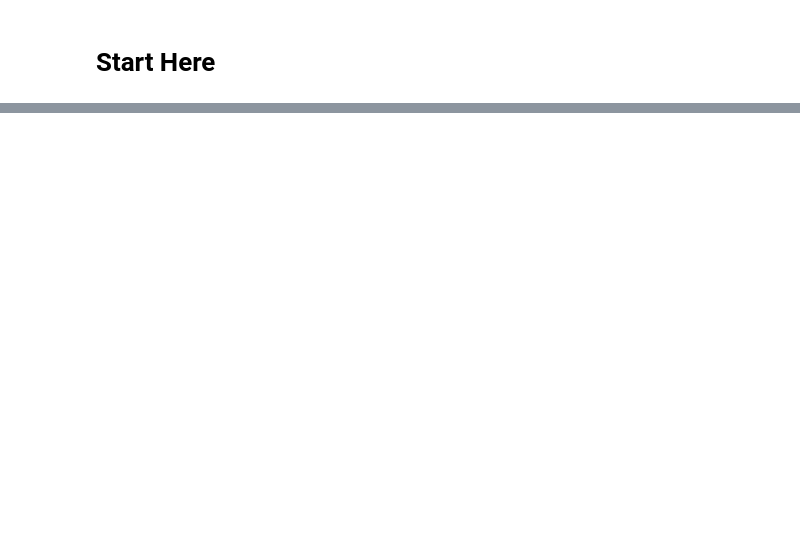
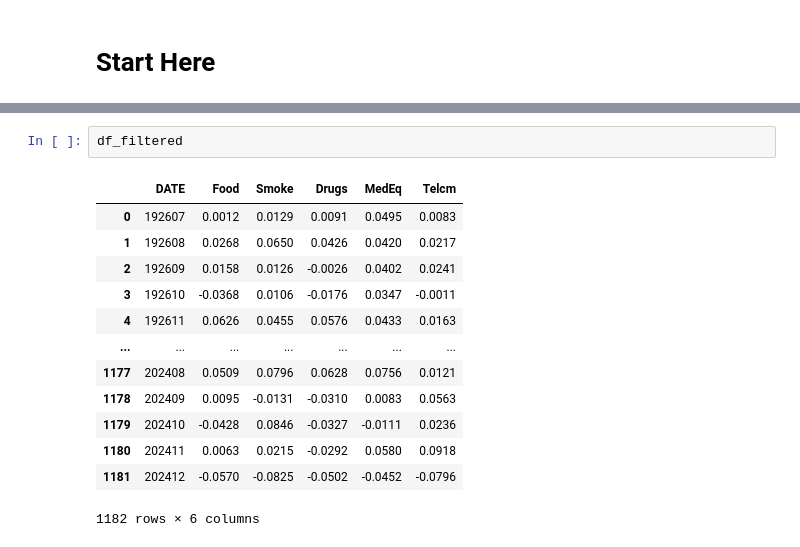
Before and after one commit to fangsitang/portfolio_management, a Jupyter notebook: Part B_1.ipynb, the cells around one changed output, grey strips where cells are left out. Saved outputs shown, nothing was run; the diff lists cells and outputs as text; blank space fills up the shorter version.

```diff
--- a/Part B_1.ipynb
+++ b/Part B_1.ipynb
@@ -494,0 +534,16 @@ Telcm  0.000000
+# %%
+df_filtered
+# %% [output]
+|  | DATE | Food | Smoke | Drugs | MedEq | Telcm |
+| 0 | 192607 | 0.0012 | 0.0129 | 0.0091 | 0.0495 | 0.0083 |
+| 1 | 192608 | 0.0268 | 0.0650 | 0.0426 | 0.0420 | 0.0217 |
+| 2 | 192609 | 0.0158 | 0.0126 | -0.0026 | 0.0402 | 0.0241 |
+| 3 | 192610 | -0.0368 | 0.0106 | -0.0176 | 0.0347 | -0.0011 |
+| 4 | 192611 | 0.0626 | 0.0455 | 0.0576 | 0.0433 | 0.0163 |
+| ... | ... | ... | ... | ... | ... | ... |
+| 1177 | 202408 | 0.0509 | 0.0796 | 0.0628 | 0.0756 | 0.0121 |
+| 1178 | 202409 | 0.0095 | -0.0131 | -0.0310 | 0.0083 | 0.0563 |
+| 1179 | 202410 | -0.0428 | 0.0846 | -0.0327 | -0.0111 | 0.0236 |
+| 1180 | 202411 | 0.0063 | 0.0215 | -0.0292 | 0.0580 | 0.0918 |
+| 1181 | 202412 | -0.0570 | -0.0825 | -0.0502 | -0.0452 | -0.0796 |
+1182 rows × 6 columns
```
Also changed, not shown: parts of 9 cells of this notebook.
